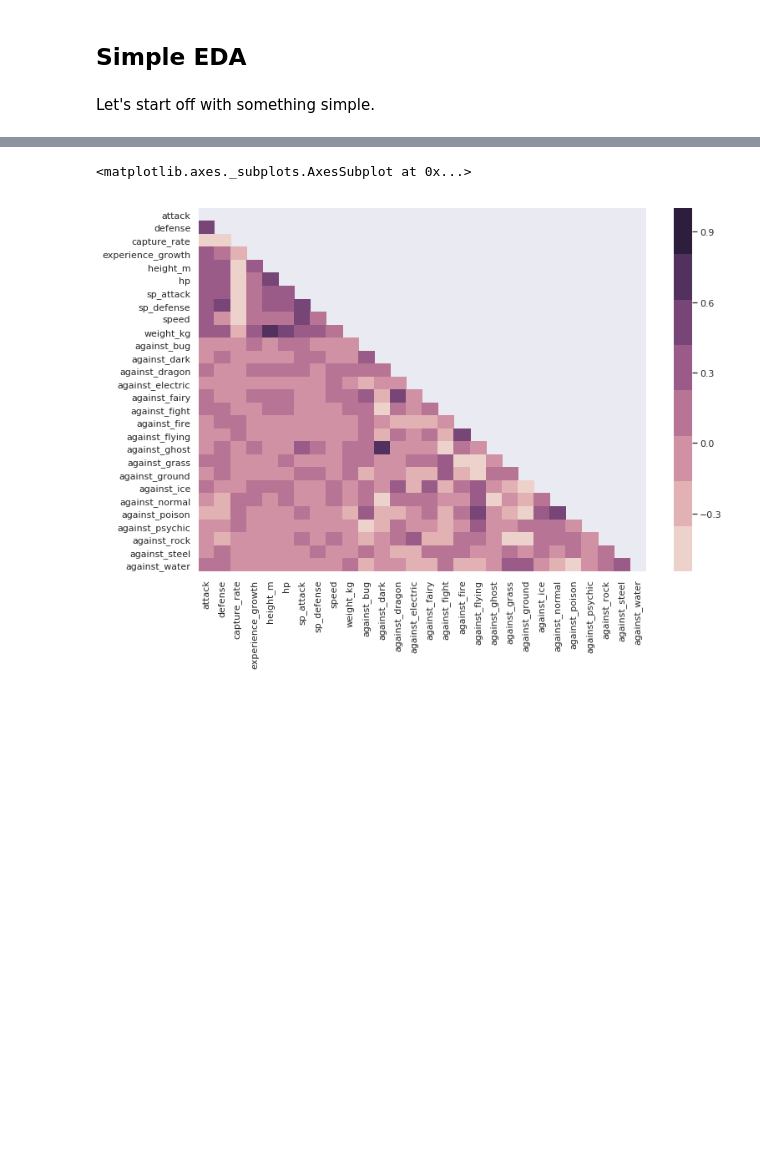
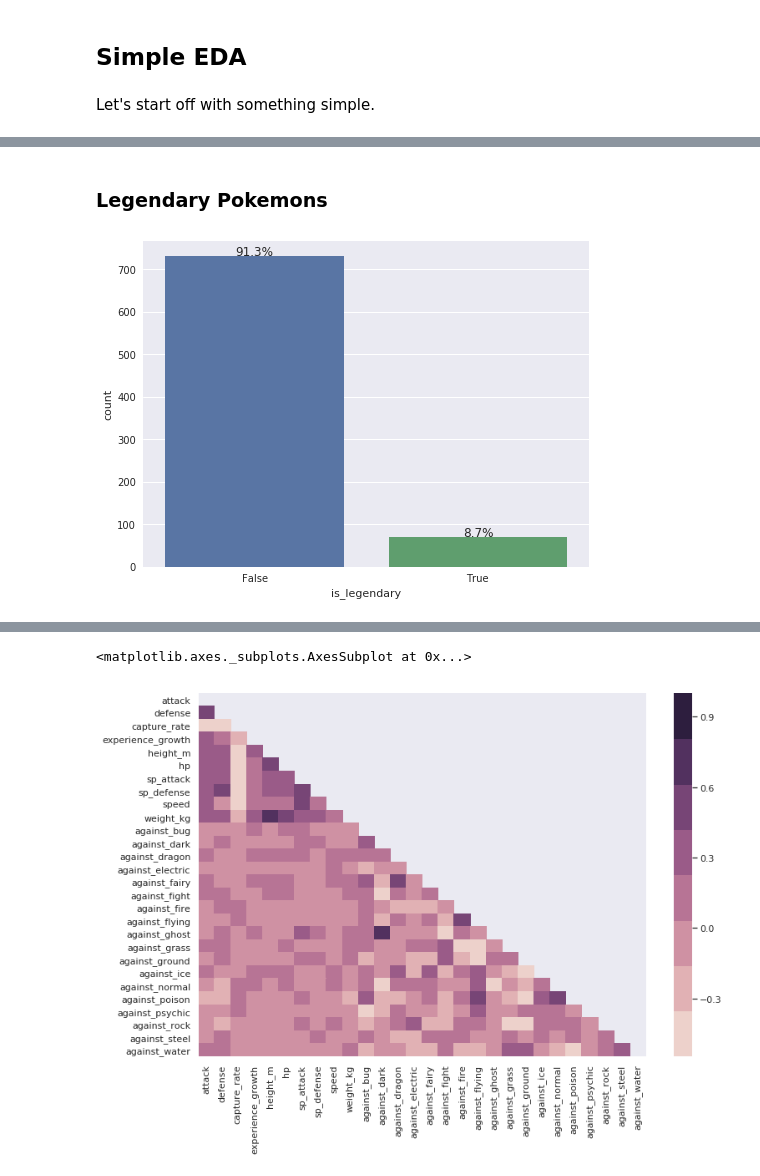
Before and after one commit to jinyeom/leuchtturm, a Jupyter notebook: Pokedex Analysis/Pokedex Analysis.ipynb, the cells around one changed output, grey strips where cells are left out. Drawn from its saved outputs; the diff is of its cells as text; code cells hidden in the pictures; blank space fills up the shorter version.

```diff
--- a/Pokedex Analysis/Pokedex Analysis.ipynb
+++ b/Pokedex Analysis/Pokedex Analysis.ipynb
@@ -167,0 +208,15 @@ Name: name, dtype: object
+# %% [markdown]
+### Legendary Pokemons
+# %%
+plt.figure(figsize=(8, 6))
+ax = sns.countplot(df["is_legendary"])
+for p in ax.patches:
+    # print percentage above each bar
+    height = p.get_height()
+    ax.text(p.get_x() + p.get_width() / 2.0,
+            height + 2,
+            '{:.1f}%'.format(height * 100 / len(df)),
+            ha="center")
+plt.show()
+# %% [output]
+[figure, added]
```
Also changed, not shown: parts of 17 cells of this notebook.
